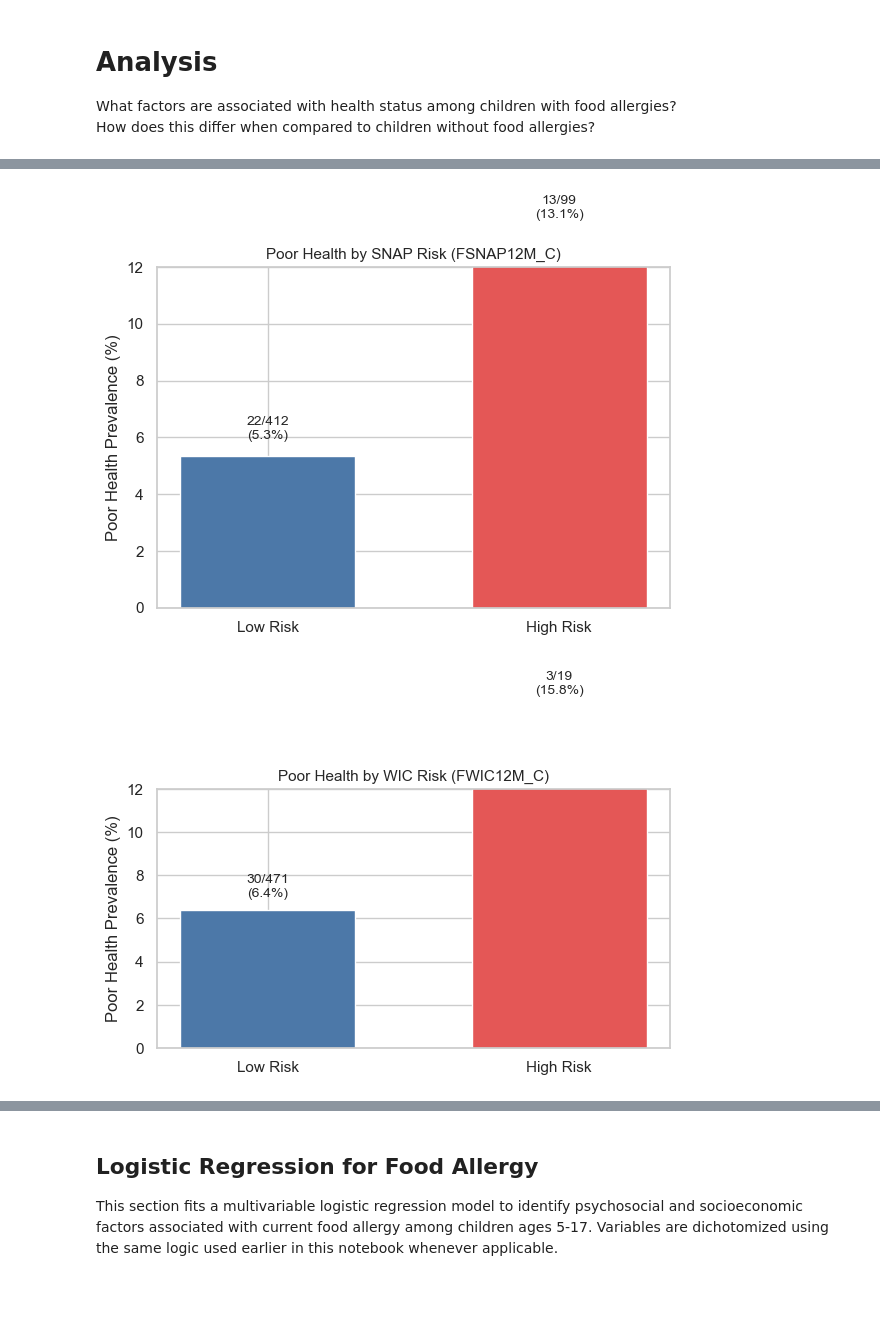
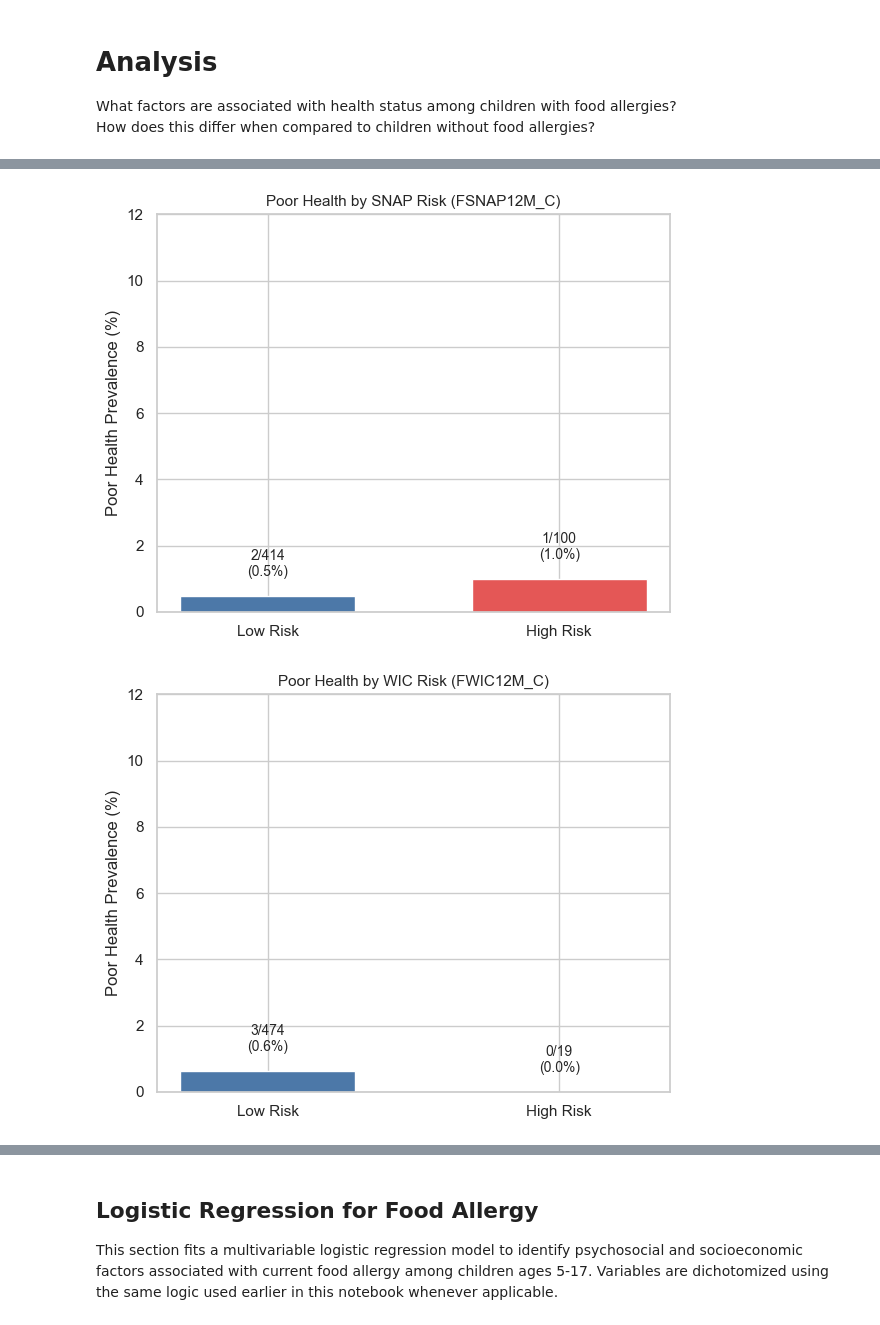
Before and after one commit to woochul152/Integrating_Populaiton_Health_Informatics, a Jupyter notebook: Child_Food_Allergy_Ver2.ipynb, the cells around one changed output, grey strips where cells are left out. Drawn from its saved outputs; the diff is of its cells as text; code cells hidden in the pictures; blank space fills up the shorter version.

```diff
--- a/Child_Food_Allergy_Ver2.ipynb
+++ b/Child_Food_Allergy_Ver2.ipynb
@@ -431,11 +431,11 @@ df["high_anxiety"] = np.where(
     np.where(anx.isin([3, 4, 5]), 0, np.nan)
 )
 
-# PHSTAT_C: 4 -> 1 (Poor Health), 1,2,3 -> 0, others -> NaN
+# PHSTAT_C: 5 -> 1 (Poor Health), 1,2,3,4 -> 0, others -> NaN
 ph = pd.to_numeric(df["PHSTAT_C"], errors="coerce")
 df["poor_health"] = np.where(
-    ph == 4, 1,
-    np.where(ph.isin([1, 2, 3]), 0, np.nan)
+    ph == 5, 1,
+    np.where(ph.isin([1, 2, 3, 4]), 0, np.nan)
 )
 
 # -----------------------------------
@@ -513,11 +513,11 @@ df["food_allergy"] = np.where(curfood == 1, 1, np.where(curfood == 2, 0, np.nan)
 # Keep only children with food allergy
 df = df[df["food_allergy"] == 1].copy()
 
-# Poor health: 4 = poor health(1), 1/2/3 = not poor(0), others = NaN
+# Poor health: 5 = poor health(1), 1/2/3/4 = not poor(0), others = NaN
 ph = pd.to_numeric(df["PHSTAT_C"], errors="coerce")
 df["poor_health"] = np.where(
-    ph == 4, 1,
-    np.where(ph.isin([1, 2, 3]), 0, np.nan)
+    ph == 5, 1,
+    np.where(ph.isin([1, 2, 3, 4]), 0, np.nan)
 )
 
 # -----------------------------------
@@ -605,2 +605,2 @@ for col, title in plot_specs:
-[figure, old version]
+[figure, new version]
-[figure, old version]
+[figure, new version]
```
Also changed, not shown: parts of 8 cells of this notebook, 5 other files.
